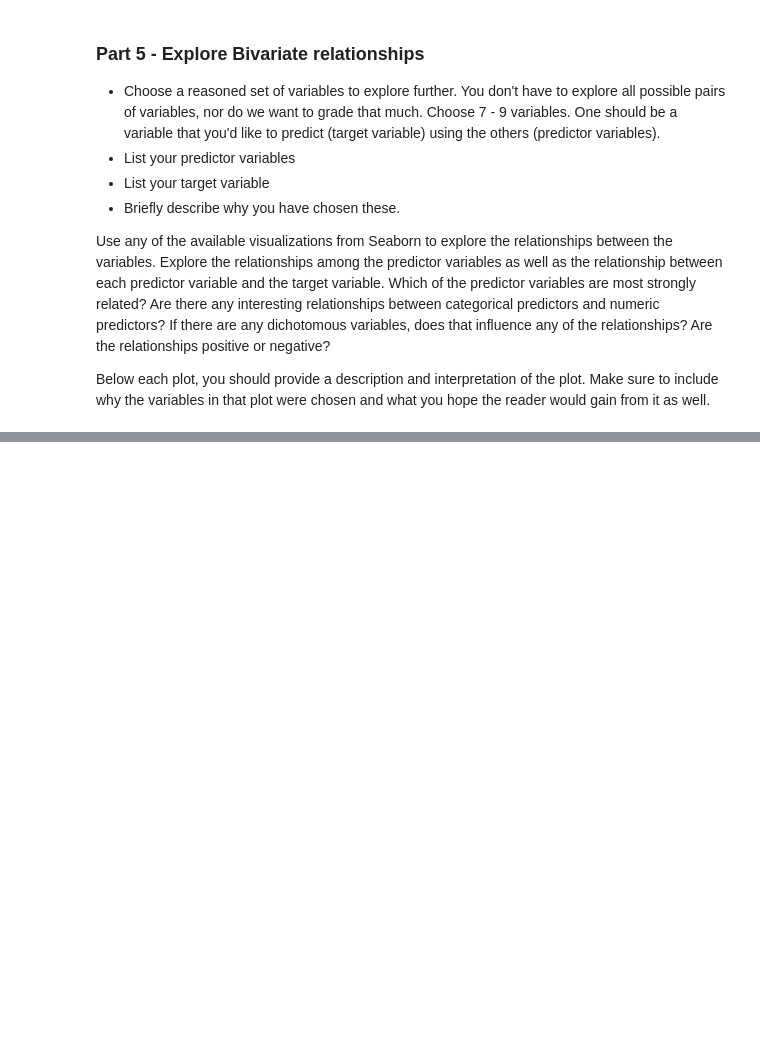
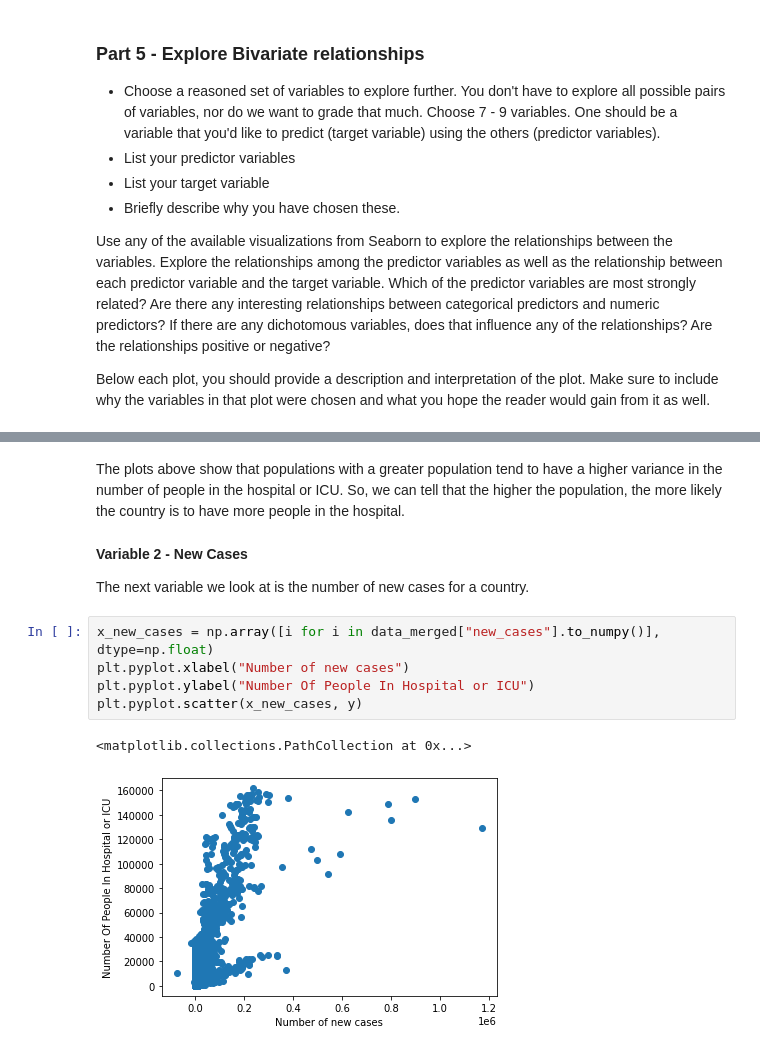
Before and after one commit to CS-5394-ML-Class/Project-2, a Jupyter notebook: Project02 - Gabriel.ipynb, the cells around one changed output, grey strips where cells are left out. Saved outputs shown, nothing was run; the diff lists cells and outputs as text; blank space fills up the shorter version.

```diff
--- a/Project02 - Gabriel.ipynb
+++ b/Project02 - Gabriel.ipynb
@@ -353,0 +434,14 @@ Below each plot, you should provide a description and interpretation of the plot
+# %% [markdown]
+The plots above show that populations with a greater population tend to have a higher variance in the number of people in the hospital or ICU. So, we can tell that the higher the population, the more likely the country is to have more people in the hospital.
+# %% [markdown]
+<b>Variable 2 - New Cases</b>
+
+The next variable we look at is the number of new cases for a country.
+# %%
+x_new_cases = np.array([i for i in data_merged["new_cases"].to_numpy()], dtype=np.float)
+plt.pyplot.xlabel("Number of new cases")
+plt.pyplot.ylabel("Number Of People In Hospital or ICU")
+plt.pyplot.scatter(x_new_cases, y)
+# %% [output]
+<matplotlib.collections.PathCollection at 0x...>
+[figure, added]
```
Also changed, not shown: parts of 32 cells of this notebook.
